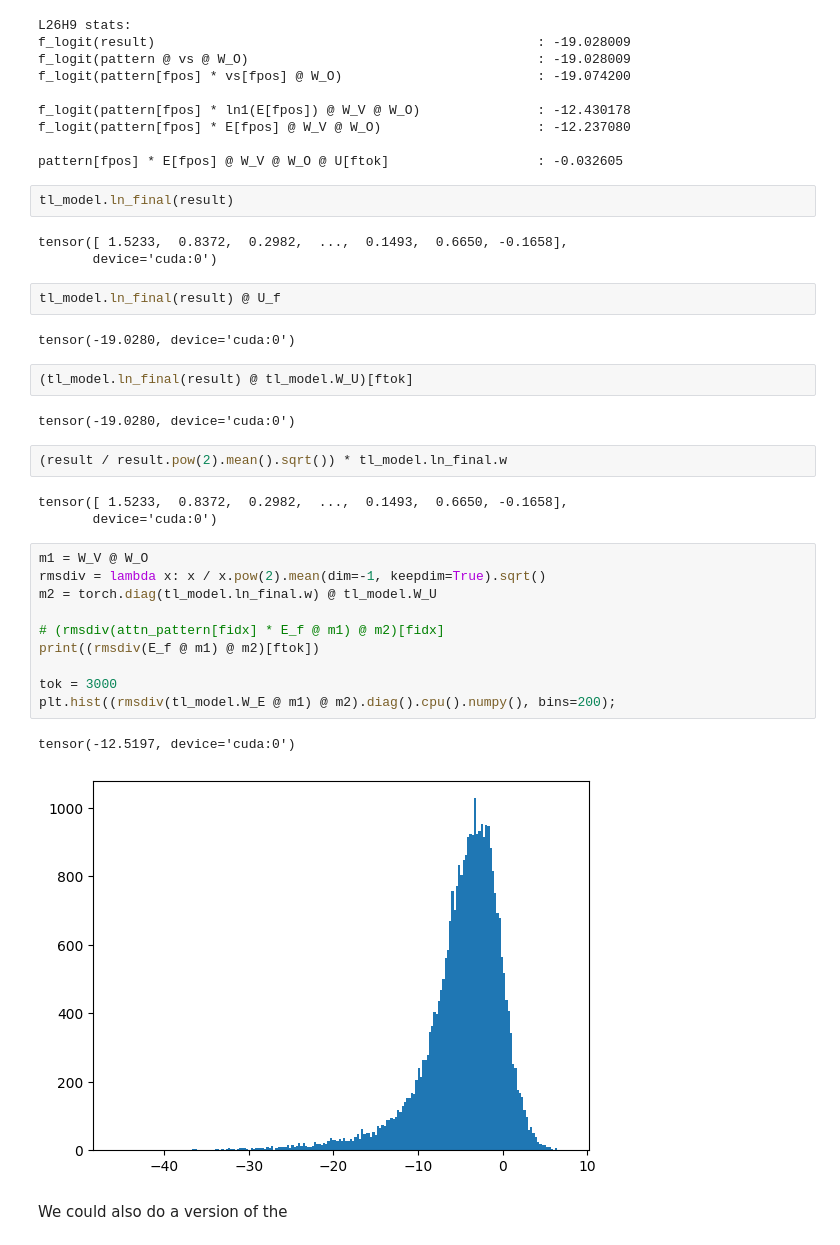
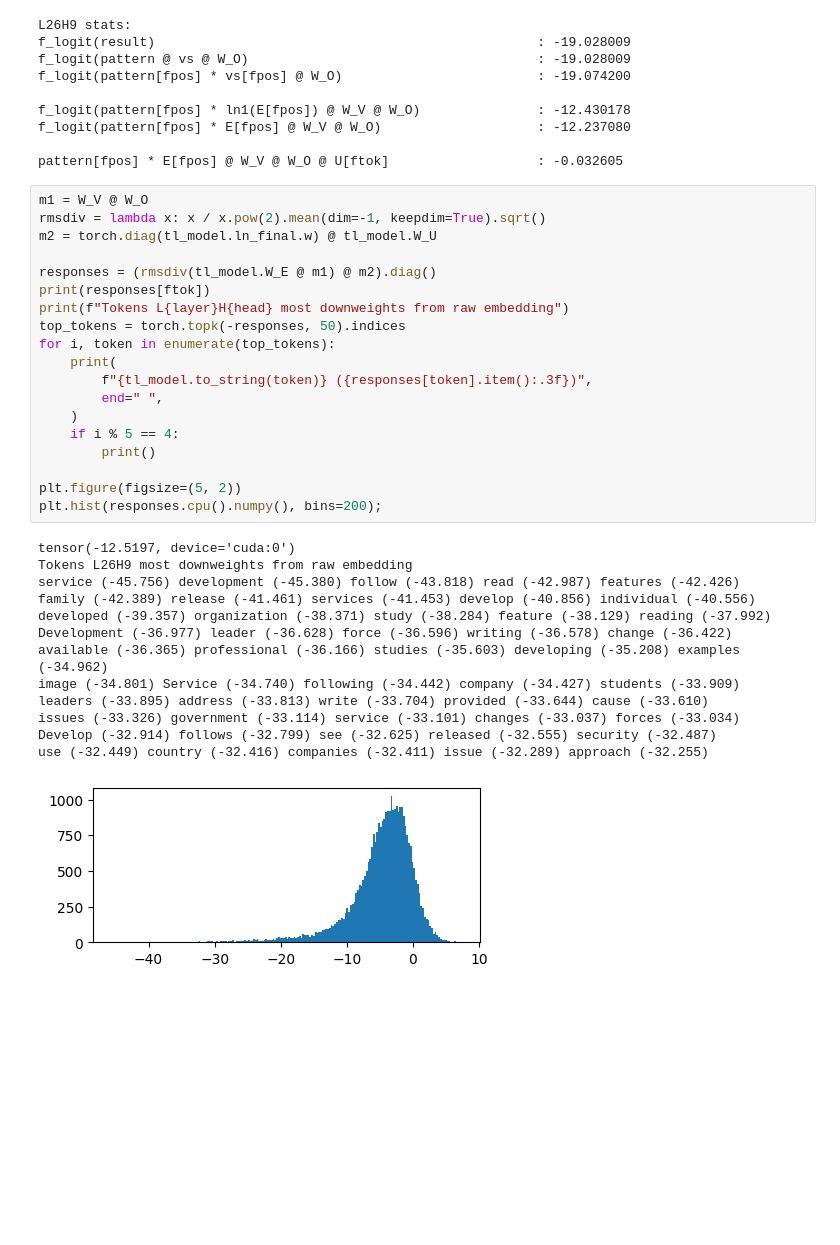
Before and after one commit to ed1d1a8d/prompt-injection-interp, a Jupyter notebook: notebooks/dla.ipynb, the cells around one changed output. Drawn from its saved outputs; the diff is of its cells as text; blank space fills up the shorter version.

```diff
--- a/notebooks/dla.ipynb
+++ b/notebooks/dla.ipynb
@@ -379,36 +381,36 @@ f_logit(pattern[fpos] * ln1(E[fpos]) @ W_V @ W_O)               : -12.430178
 f_logit(pattern[fpos] * E[fpos] @ W_V @ W_O)                    : -12.237080
 
 pattern[fpos] * E[fpos] @ W_V @ W_O @ U[ftok]                   : -0.032605
-# %%
-tl_model.ln_final(result)
-# %% [output]
-tensor([ 1.5233,  0.8372,  0.2982,  ...,  0.1493,  0.6650, -0.1658],
-       device='cuda:0')
-# %%
-tl_model.ln_final(result) @ U_f
-# %% [output]
-tensor(-19.0280, device='cuda:0')
-# %%
-(tl_model.ln_final(result) @ tl_model.W_U)[ftok]
-# %% [output]
-tensor(-19.0280, device='cuda:0')
-# %%
-(result / result.pow(2).mean().sqrt()) * tl_model.ln_final.w
-# %% [output]
-tensor([ 1.5233,  0.8372,  0.2982,  ...,  0.1493,  0.6650, -0.1658],
-       device='cuda:0')
 # %%
 m1 = W_V @ W_O
 rmsdiv = lambda x: x / x.pow(2).mean(dim=-1, keepdim=True).sqrt()
 m2 = torch.diag(tl_model.ln_final.w) @ tl_model.W_U
 
-# (rmsdiv(attn_pattern[fidx] * E_f @ m1) @ m2)[fidx]
-print((rmsdiv(E_f @ m1) @ m2)[ftok])
+responses = (rmsdiv(tl_model.W_E @ m1) @ m2).diag()
+print(responses[ftok])
+print(f"Tokens L{layer}H{head} most downweights from raw embedding")
+top_tokens = torch.topk(-responses, 50).indices
+for i, token in enumerate(top_tokens):
+    print(
+        f"{tl_model.to_string(token)} ({responses[token].item():.3f})",
+        end=" ",
+    )
+    if i % 5 == 4:
+        print()
 
-tok = 3000
-plt.hist((rmsdiv(tl_model.W_E @ m1) @ m2).diag().cpu().numpy(), bins=200);
+plt.figure(figsize=(5, 2))
+plt.hist(responses.cpu().numpy(), bins=200);
 # %% [output]
 tensor(-12.5197, device='cuda:0')
+Tokens L26H9 most downweights from raw embedding
+service (-45.756) development (-45.380) follow (-43.818) read (-42.987) features (-42.426)
+family (-42.389) release (-41.461) services (-41.453) develop (-40.856) individual (-40.556)
+developed (-39.357) organization (-38.371) study (-38.284) feature (-38.129) reading (-37.992)
+Development (-36.977) leader (-36.628) force (-36.596) writing (-36.578) change (-36.422)
+available (-36.365) professional (-36.166) studies (-35.603) developing (-35.208) examples (-34.962)
+image (-34.801) Service (-34.740) following (-34.442) company (-34.427) students (-33.909)
+leaders (-33.895) address (-33.813) write (-33.704) provided (-33.644) cause (-33.610)
+issues (-33.326) government (-33.114) service (-33.101) changes (-33.037) forces (-33.034)
+Develop (-32.914) follows (-32.799) see (-32.625) released (-32.555) security (-32.487)
+use (-32.449) country (-32.416) companies (-32.411) issue (-32.289) approach (-32.255)
-[figure, old version]
+[figure, new version]
-# %% [markdown]
-We could also do a version of the
```
Also changed, not shown: parts of 9 cells of this notebook.
